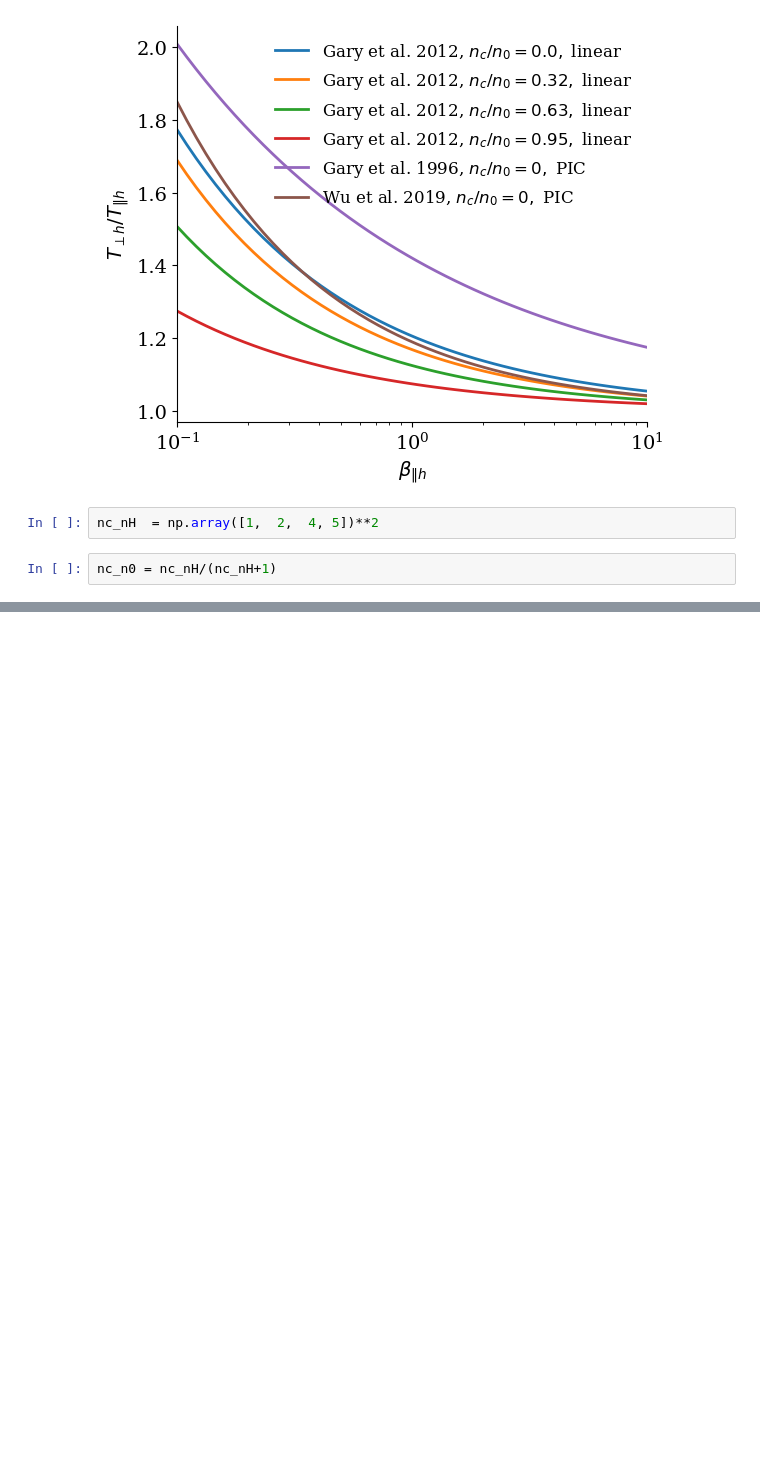
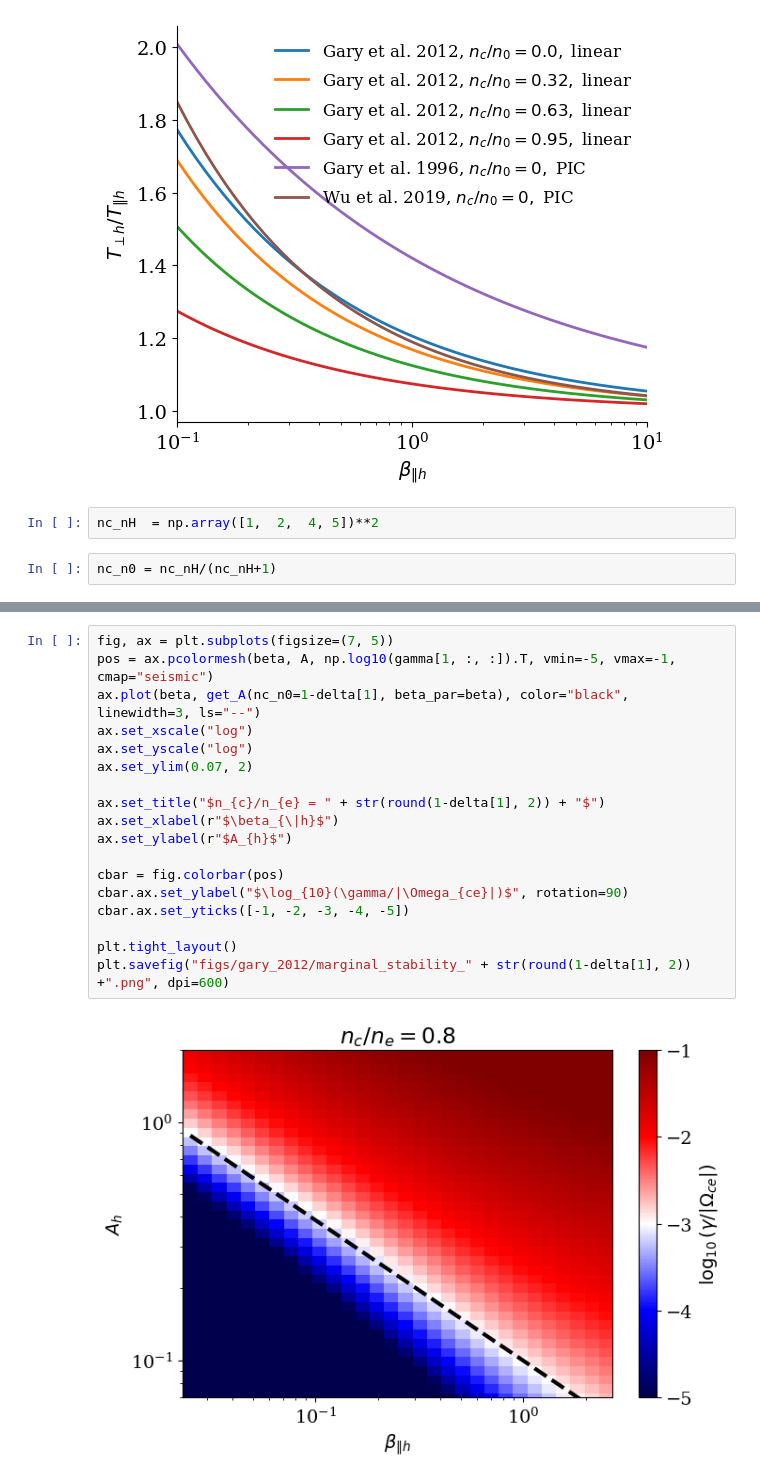
Before and after one commit to opaliss/QLT_whistler, a Jupyter notebook: gary_2012_cold_plasma_linear.ipynb, the cells around one changed output, grey strips where cells are left out. Saved outputs shown, nothing was run; the diff lists cells and outputs as text; blank space fills up the shorter version.

```diff
--- a/gary_2012_cold_plasma_linear.ipynb
+++ b/gary_2012_cold_plasma_linear.ipynb
@@ -108,0 +302,20 @@ plt.savefig("figs/gary_2012/A_beta_relation_cold_wu.png", dpi=300, bbox_inches='
+# %%
+fig, ax = plt.subplots(figsize=(7, 5))
+pos = ax.pcolormesh(beta, A, np.log10(gamma[1, :, :]).T, vmin=-5, vmax=-1, cmap="seismic")
+ax.plot(beta, get_A(nc_n0=1-delta[1], beta_par=beta), color="black", linewidth=3, ls="--")
+ax.set_xscale("log")
+ax.set_yscale("log")
+ax.set_ylim(0.07, 2)
+
+ax.set_title("$n_{c}/n_{e} = " + str(round(1-delta[1], 2)) + "$")
+ax.set_xlabel(r"$\beta_{\|h}$")
+ax.set_ylabel(r"$A_{h}$")
+
+cbar = fig.colorbar(pos)
+cbar.ax.set_ylabel("$\log_{10}(\gamma/|\Omega_{ce}|)$", rotation=90)
+cbar.ax.set_yticks([-1, -2, -3, -4, -5])
+
+plt.tight_layout()
+plt.savefig("figs/gary_2012/marginal_stability_" + str(round(1-delta[1], 2)) +".png", dpi=600)
+# %% [output]
+[figure, added]
```
Also changed, not shown: parts of 22 cells of this notebook, 3 other files.
